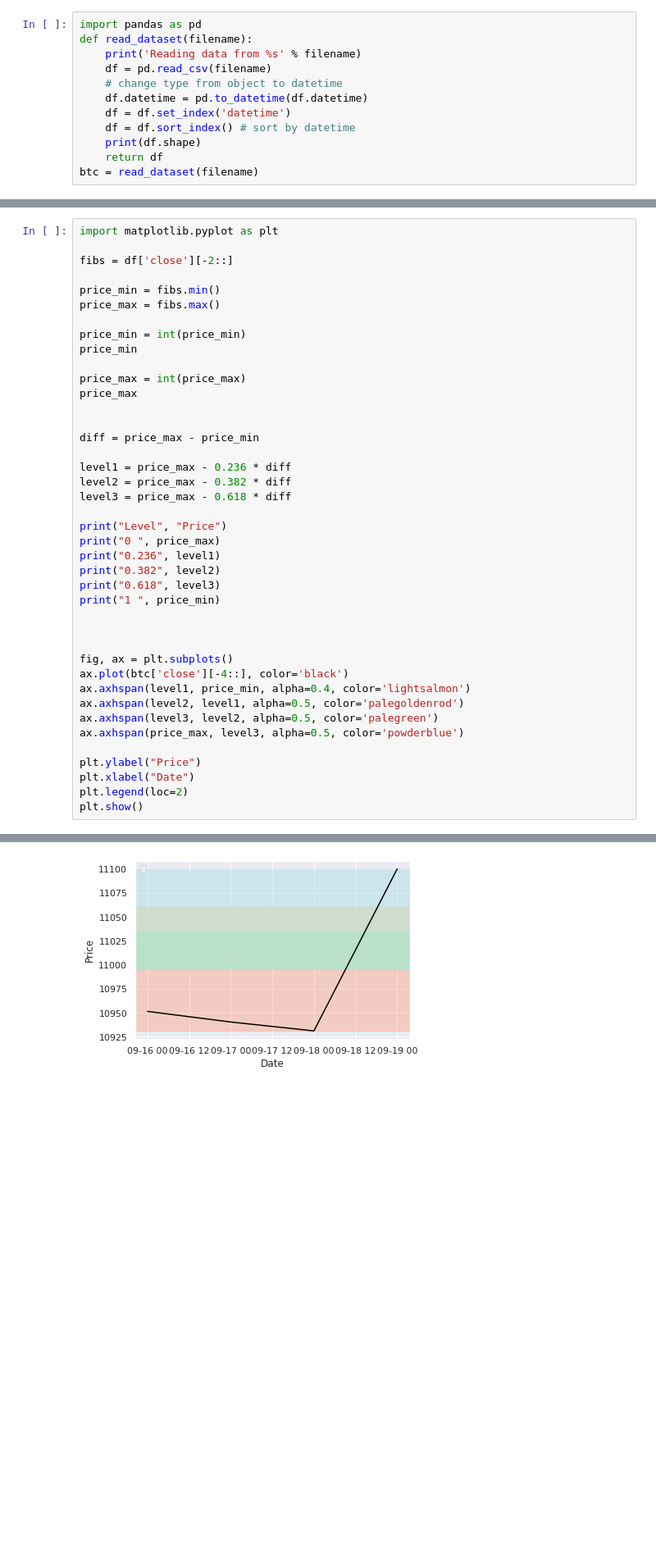
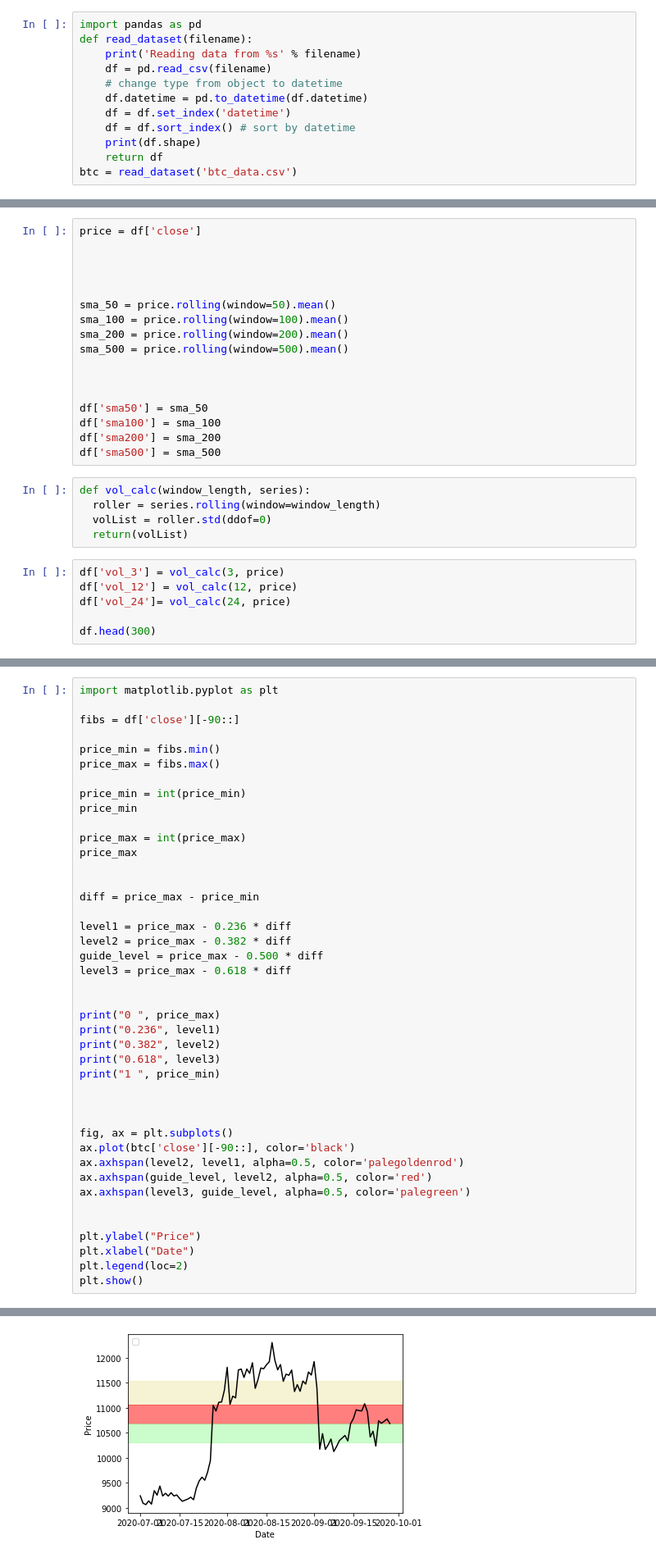
Before and after one commit to jarodchristiansen/PythonProjects, a Jupyter notebook: Bitcoin_TA_Daily_Prophet_Bokeh.ipynb, the cells around one changed output, grey strips where cells are left out. Shown at 82% size. Saved outputs shown, nothing was run; the diff lists cells and outputs as text; blank space fills up the shorter version.

```diff
--- a/Bitcoin_TA_Daily_Prophet_Bokeh.ipynb
+++ b/Bitcoin_TA_Daily_Prophet_Bokeh.ipynb
@@ -60,5 +227,5 @@ def read_dataset(filename):
     df = df.sort_index() # sort by datetime
     print(df.shape)
     return df
-btc = read_dataset(filename)
+btc = read_dataset('btc_data.csv')
 # %% [output]
@@ -156,0 +284,28 @@ df.head(51)
+# %%
+price = df['close']
+
+
+
+
+sma_50 = price.rolling(window=50).mean()
+sma_100 = price.rolling(window=100).mean()
+sma_200 = price.rolling(window=200).mean()
+sma_500 = price.rolling(window=500).mean()
+
+
+
+df['sma50'] = sma_50
+df['sma100'] = sma_100
+df['sma200'] = sma_200
+df['sma500'] = sma_500
+# %%
+def vol_calc(window_length, series):
+  roller = series.rolling(window=window_length)
+  volList = roller.std(ddof=0)
+  return(volList)
+# %%
+df['vol_3'] = vol_calc(3, price)
+df['vol_12'] = vol_calc(12, price)
+df['vol_24']= vol_calc(24, price)
+
+df.head(300)
@@ -157,7 +348,7 @@ df.head(51)
 # %%
 import matplotlib.pyplot as plt
 
-fibs = df['close'][-2::]
+fibs = df['close'][-90::]
 
 price_min = fibs.min()
 price_max = fibs.max()
@@ -173,9 +364,10 @@ diff = price_max - price_min
 
 level1 = price_max - 0.236 * diff
 level2 = price_max - 0.382 * diff
+guide_level = price_max - 0.500 * diff
 level3 = price_max - 0.618 * diff
 
-print("Level", "Price")
+
 print("0 ", price_max)
 print("0.236", level1)
 print("0.382", level2)
@@ -185,11 +377,11 @@ print("1 ", price_min)
 
 
 fig, ax = plt.subplots()
-ax.plot(btc['close'][-4::], color='black')
-ax.axhspan(level1, price_min, alpha=0.4, color='lightsalmon')
+ax.plot(btc['close'][-90::], color='black')
 ax.axhspan(level2, level1, alpha=0.5, color='palegoldenrod')
-ax.axhspan(level3, level2, alpha=0.5, color='palegreen')
-ax.axhspan(price_max, level3, alpha=0.5, color='powderblue')
+ax.axhspan(guide_level, level2, alpha=0.5, color='red')
+ax.axhspan(level3, guide_level, alpha=0.5, color='palegreen')
+
 
 plt.ylabel("Price")
 plt.xlabel("Date")
@@ -206 +397 @@ Level Price
-[figure, old version]
+[figure, new version]
```
Also changed, not shown: parts of 37 cells of this notebook.
